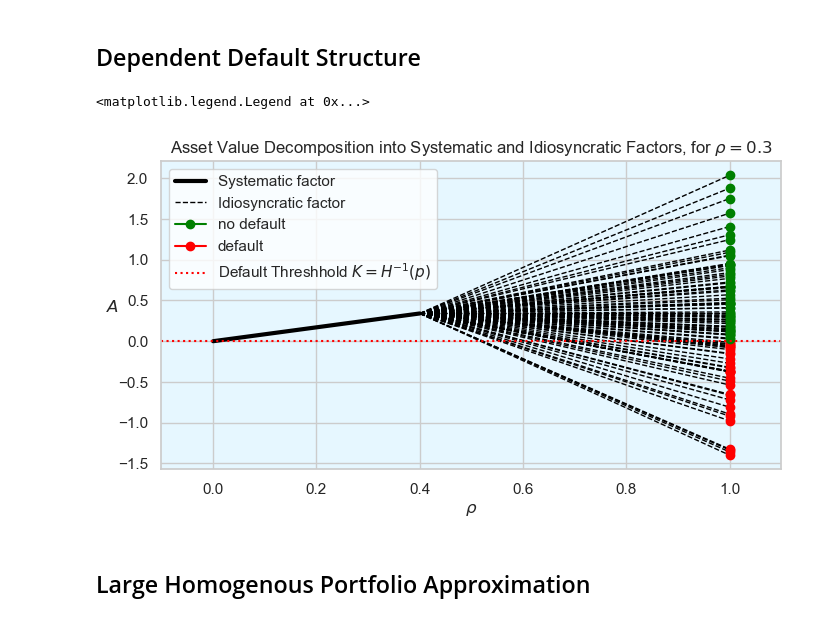
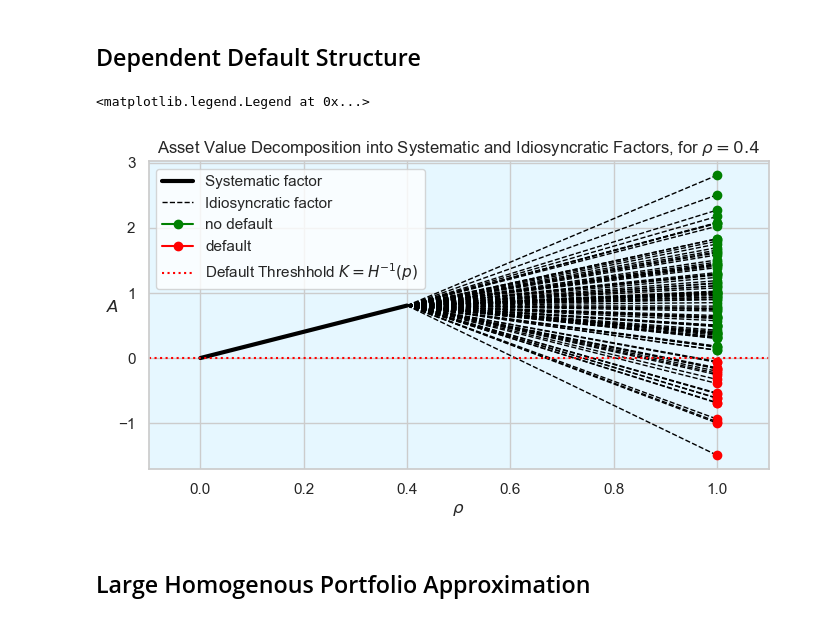
Before and after one commit to cnvermeulen/ETL_estimation, a Jupyter notebook: output_analysis.ipynb, the cells around one changed output. Cells and saved outputs as stored; diff of their text form; code cells hidden in the pictures.

```diff
--- a/output_analysis.ipynb
+++ b/output_analysis.ipynb
@@ -43,35 +43,35 @@ sns.lineplot(x=s_data[0], y=s_data[1], color="black", linewidth = 3, label = "Sy
 def_flag = False
 non_def_flag = False
 for k in range(port_size):
     x_data = np.linspace(cor, 1, 1000)
     y_data = np.linspace(s, s+i[k], 1000)
 
     if k == 0:
         sns.lineplot(x=x_data, y=y_data, color = "black", linewidth = 1, label = "Idiosyncratic factor", linestyle = "dashed")
     else:
         sns.lineplot(x=x_data, y=y_data, color = "black", linewidth = 1, linestyle = "dashed")
     if defaults[k]:
         if not def_flag:
             plt.plot(1,av[k], marker = "o", color = "red", label ="default")
             def_flag = True
         else:
             plt.plot(1,av[k], marker = "o", color = "red")
     else:
         if not non_def_flag:
             plt.plot(1,av[k], marker = "o", color = "green", label ="no default")
             non_def_flag = True
         else:
             plt.plot(1,av[k], marker = "o", color = "green")
 
 plt.axhline(sts.norm.ppf(pd), linestyle = "dotted", color = "red", label = "Default Threshhold $K = H^{-1}(p)$")
-plt.title(r"Asset Value Decomposition into Systematic and Idiosyncratic Factors, for $\rho = 0.3$")
+plt.title(r"Asset Value Decomposition into Systematic and Idiosyncratic Factors, for $\rho = 0.4$")
 plt.xlim(-0.1,1.1)
 plt.xlabel(r'$\rho$')
 plt.ylabel('$A$', rotation=0)
 plt.legend()
 # %% [output]
 <matplotlib.legend.Legend at 0x...>
-[figure, old version]
+[figure, new version]
 # %% [markdown]
 ## Large Homogenous Portfolio Approximation
 # %%
```
Also changed, not shown: parts of 10 cells of this notebook.
